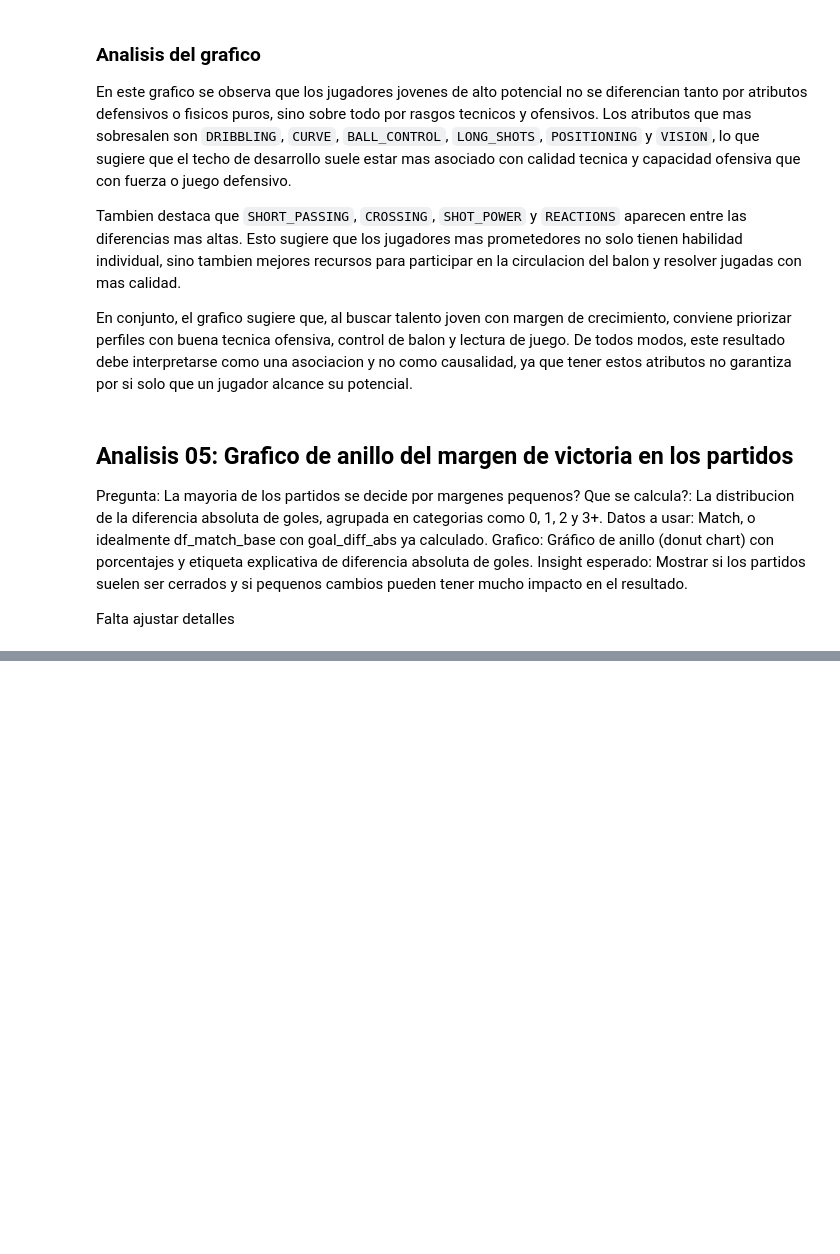
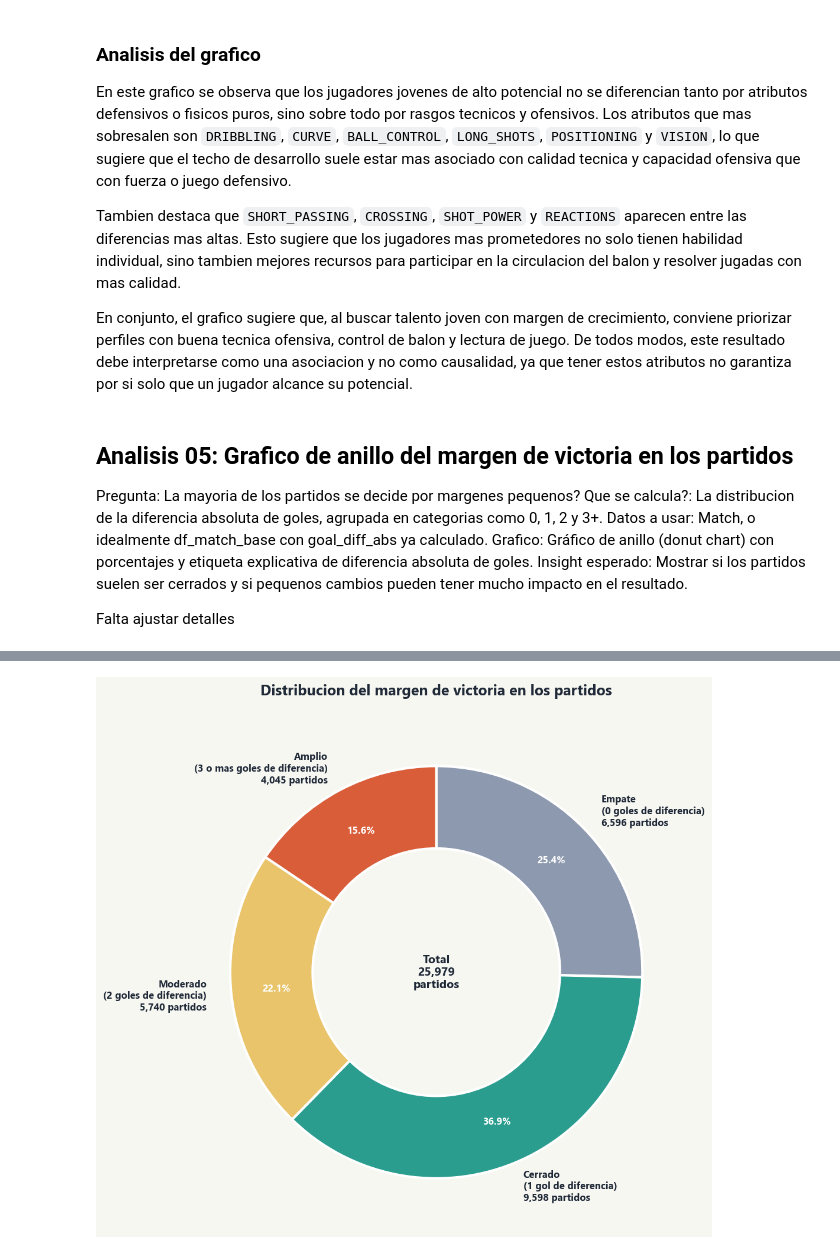
Before and after one commit to OssianV/Proyecto_Analisis_de_Datos, a Jupyter notebook: SCRIPTS/Libreta_graficos_y_analisis.ipynb, the cells around one changed output, grey strips where cells are left out. Saved outputs shown, nothing was run; the diff lists cells and outputs as text; code cells hidden in the pictures; blank space fills up the shorter version.

```diff
--- a/SCRIPTS/Libreta_graficos_y_analisis.ipynb
+++ b/SCRIPTS/Libreta_graficos_y_analisis.ipynb
@@ -550,0 +456,94 @@ plt.show()
+# %%
+# Nos quedamos con un solo registro por partido
+df_matches = df_team_match[df_team_match["IS_HOME"] == 1].copy()
+
+# Definimos categorias segun el margen absoluto de goles
+def categorizar_margen(abs_diff):
+    if abs_diff == 0:
+        return "0 (Empate)"
+    elif abs_diff == 1:
+        return "1 (Cerrado)"
+    elif abs_diff == 2:
+        return "2 (Moderado)"
+    else:
+        return "3+ (Amplio)"
+
+df_matches["MARGEN_CATEGORIA"] = df_matches["ABS_GOAL_DIFF"].apply(categorizar_margen)
+
+# Contamos frecuencias y calculamos porcentajes
+margin_order = ["0 (Empate)", "1 (Cerrado)", "2 (Moderado)", "3+ (Amplio)"]
+
+margin_counts = (
+    df_matches["MARGEN_CATEGORIA"]
+    .value_counts()
+    .reindex(margin_order, fill_value = 0)
+)
+
+margin_pct = margin_counts / margin_counts.sum() * 100
+
+# Preparamos etiquetas con cantidad de partidos
+label_map = {
+    "0 (Empate)": "Empate\n(0 goles de diferencia)",
+    "1 (Cerrado)": "Cerrado\n(1 gol de diferencia)",
+    "2 (Moderado)": "Moderado\n(2 goles de diferencia)",
+    "3+ (Amplio)": "Amplio\n(3 o mas goles de diferencia)"
+}
+
+labels = [
+    f"{label_map[categoria]}\n{margin_counts.loc[categoria]:,} partidos"
+    for categoria in margin_order
+]
+
+# Colores fijos para que el grafico sea consistente
+donut_colors = [
+    COLOR_NEUTRO,
+    COLOR_SECUNDARIO,
+    COLOR_RESALTE,
+    COLOR_ALERTA
+]
+
+# Graficamos el anillo
+fig, ax = plt.subplots(figsize = (11, 8))
+
+wedges, texts, autotexts = ax.pie(
+    margin_pct.values,
+    labels = labels,
+    autopct = "%1.1f%%",
+    startangle = 90,
+    counterclock = False,
+    colors = donut_colors,
+    wedgeprops = dict(width = 0.40, edgecolor = "white", linewidth = 2.5),
+    pctdistance = 0.78,
+    labeldistance = 1.12,
+    textprops = dict(fontsize = 10, fontweight = "bold", color = COLOR_TEXTO)
+)
+
+# Ajustamos el estilo de los porcentajes dentro del anillo
+for autotext in autotexts:
+    autotext.set_color("white")
+    autotext.set_fontsize(10)
+    autotext.set_fontweight("bold")
+
+# Texto central
+ax.text(
+    0, 0,
+    f"Total\n{int(margin_counts.sum()):,}\npartidos",
+    ha = "center",
+    va = "center",
+    fontsize = 12,
+    fontweight = "bold",
+    color = COLOR_TEXTO
+)
+
+# Titulo
+ax.set_title(
+    "Distribucion del margen de victoria en los partidos",
+    fontsize = 15,
+    fontweight = "bold",
+    pad = 20
+)
+
+plt.tight_layout()
+plt.show()
+# %% [output]
+[figure, added]
```
Also changed, not shown: parts of 4 cells of this notebook, 2 other files.
